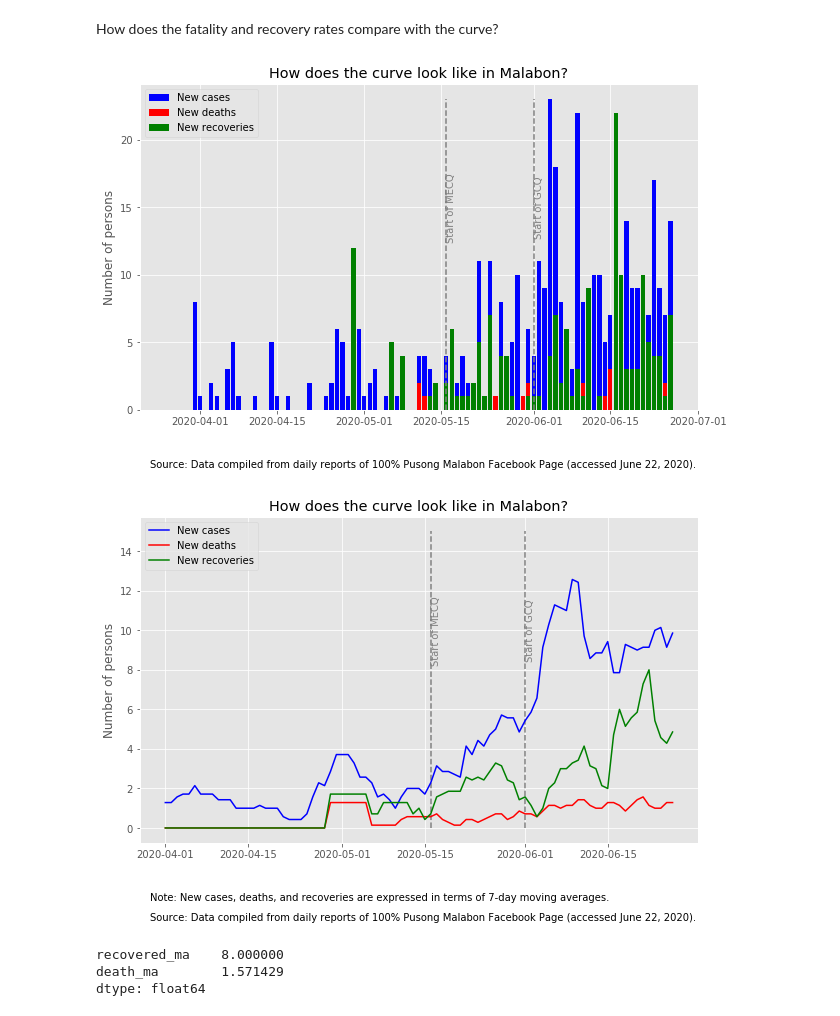
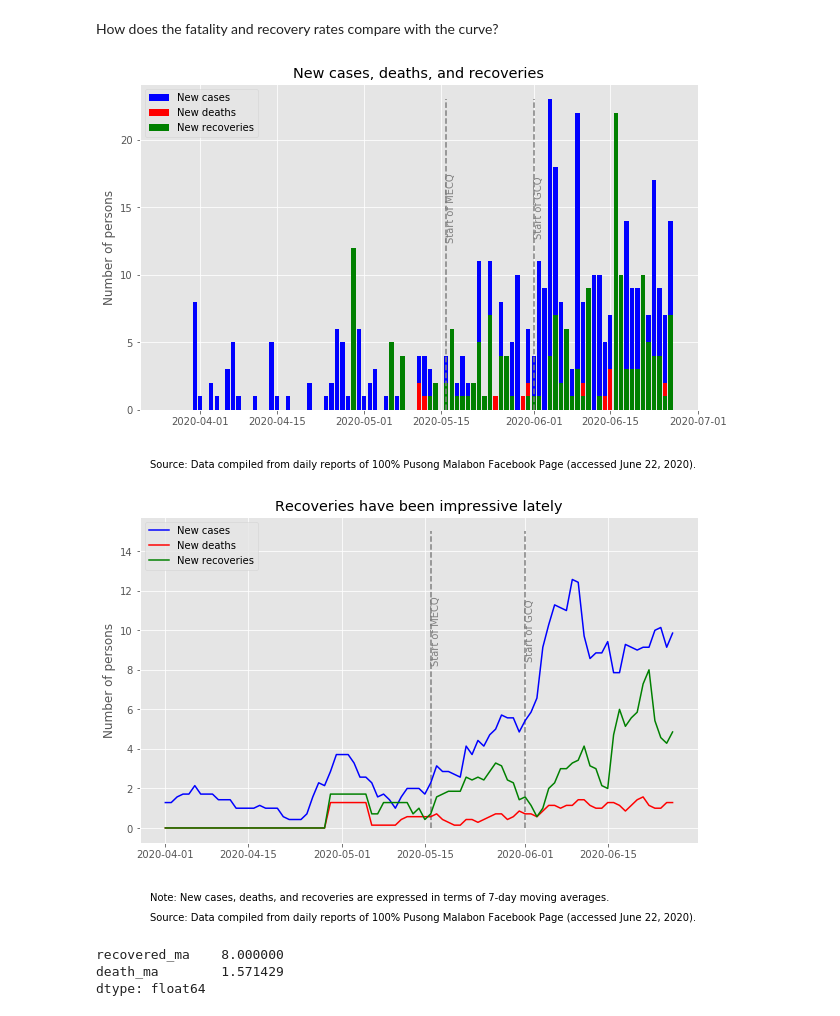
Before and after one commit to jessonpagaduan/covid_malabon, a Jupyter notebook: malabon-covid19.ipynb, the cells around one changed output. Cells and saved outputs as stored; diff of their text form; code cells hidden in the pictures.

```diff
--- a/malabon-covid19.ipynb
+++ b/malabon-covid19.ipynb
@@ -427,20 +427,20 @@ How does the fatality and recovery rates compare with the curve?
 # %%
 fig, ax = plt.subplots(figsize=(10, 6))
 ax.bar(df1.loc['Malabon City'].index, df1.loc['Malabon City', 'new_case'], color='blue', label='New cases')
 ax.bar(df1.loc['Malabon City'].index, df1.loc['Malabon City', 'new_death'], color='red', label='New deaths')
 ax.bar(df1.loc['Malabon City'].index, df1.loc['Malabon City', 'new_recovered'], color='green', label='New recoveries')
 ax.vlines(df1.loc['Malabon City'].index[51], 0, 23, color='gray', linestyle='dashed')
 ax.vlines(df1.loc['Malabon City'].index[67], 0, 23, color='gray', linestyle='dashed')
 ax.text(df1.loc['Malabon City'].index[51], 15, 'Start of MECQ', verticalalignment='center', rotation=90, color='gray')
 ax.text(df1.loc['Malabon City'].index[67], 15, 'Start of GCQ', verticalalignment='center', rotation=90, color='gray')
 ax.legend(loc='upper left')
 ax.set_ylabel('Number of persons')
-ax.set_title('How does the curve look like in Malabon?')
+ax.set_title('New cases, deaths, and recoveries')
 ax.annotate('Source: Data compiled from daily reports of 100% Pusong Malabon Facebook Page (accessed June 22, 2020).',
             (0,0), (10,-50), xycoords='axes fraction', textcoords='offset points', va='top')
 plt.show()
 # %% [output]
-[figure, old version]
+[figure, new version]
 # %%
 fig, ax = plt.subplots(figsize=(10, 6))
 ax.plot(df1.loc['Malabon City', 'case_ma'], label='New cases', color='blue')
@@ -452,14 +452,14 @@ ax.text(df1.loc['Malabon City'].index[51], 10, 'Start of MECQ', verticalalignmen
 ax.text(df1.loc['Malabon City'].index[67], 10, 'Start of GCQ', verticalalignment='center', rotation=90, color='gray')
 ax.legend(loc='upper left')
 ax.set_ylabel('Number of persons')
-ax.set_title('How does the curve look like in Malabon?')
+ax.set_title('Recoveries have been impressive lately')
 ax.annotate('Note: New cases, deaths, and recoveries are expressed in terms of 7-day moving averages.', (0,0), (10,-50),
             xycoords='axes fraction', textcoords='offset points', va='top')
 ax.annotate('Source: Data compiled from daily reports of 100% Pusong Malabon Facebook Page (accessed June 22, 2020).',
             (0,0), (10,-70), xycoords='axes fraction', textcoords='offset points', va='top')
 plt.show()
 # %% [output]
-[figure, old version]
+[figure, new version]
 # %%
 df1.loc['Malabon City', ['recovered_ma', 'death_ma']].max()
 # %% [output]
```
Also changed, not shown: parts of 2 cells of this notebook.
